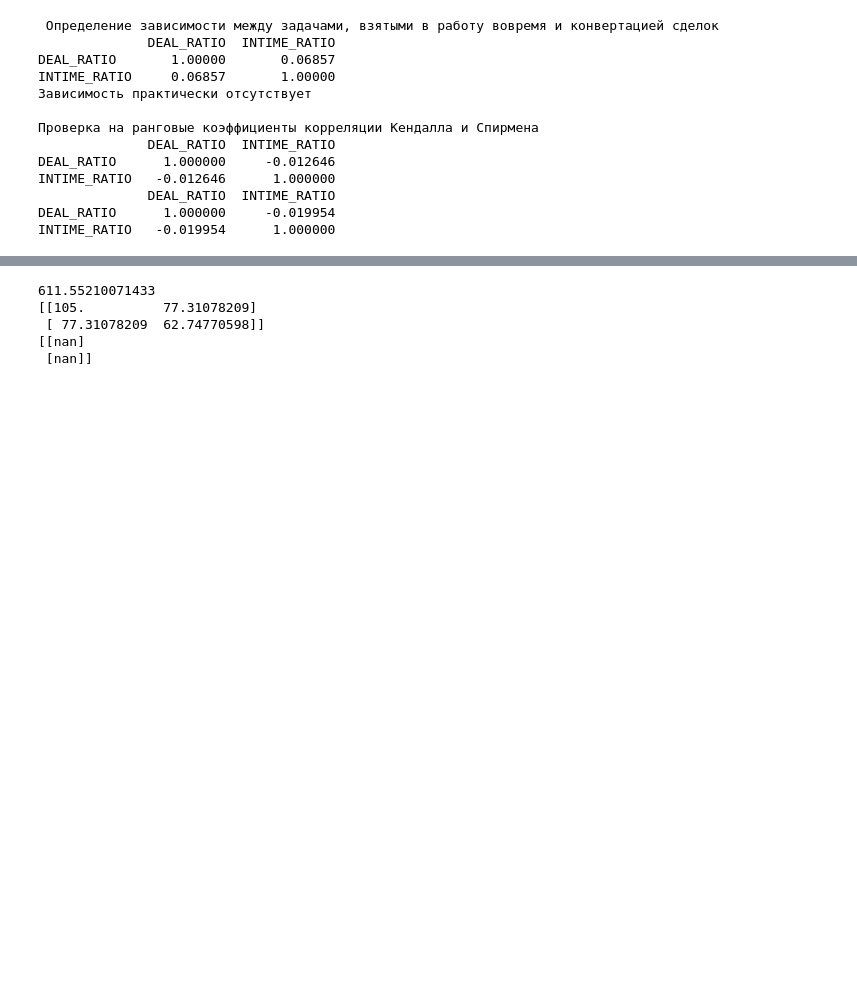
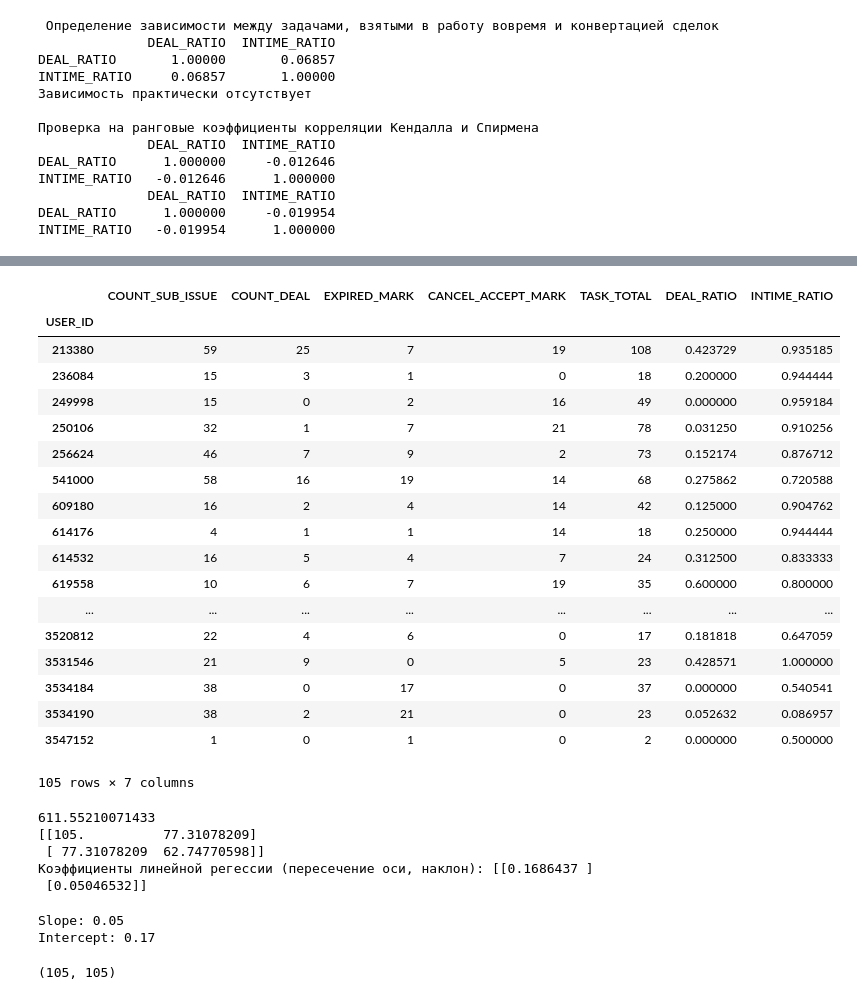
Before and after one commit to daniilstv/math, a Jupyter notebook: teorver_project.ipynb, the cells around one changed output, grey strips where cells are left out. Cells and saved outputs as stored; diff of their text form; code cells hidden in the pictures; blank space fills up the shorter version.

Commit message:
fix NaN add linear regression add Analysis of variance add factorial analysis (beta)

```diff
--- a/teorver_project.ipynb
+++ b/teorver_project.ipynb
@@ -242,0 +243,26 @@ X_corr.style.background_gradient(cmap='coolwarm')
+# %%
+"""
+pd.isnull(df)
+df.isnull().sum()
+df.dropna()
+"""
+# %% [output]
+|  | COUNT_SUB_ISSUE | COUNT_DEAL | EXPIRED_MARK | CANCEL_ACCEPT_MARK | TASK_TOTAL | DEAL_RATIO | INTIME_RATIO |
+| USER_ID |  |  |  |  |  |  |  |
+| 213380 | 59 | 25 | 7 | 19 | 108 | 0.423729 | 0.935185 |
+| 236084 | 15 | 3 | 1 | 0 | 18 | 0.200000 | 0.944444 |
+| 249998 | 15 | 0 | 2 | 16 | 49 | 0.000000 | 0.959184 |
+| 250106 | 32 | 1 | 7 | 21 | 78 | 0.031250 | 0.910256 |
+| 256624 | 46 | 7 | 9 | 2 | 73 | 0.152174 | 0.876712 |
+| 541000 | 58 | 16 | 19 | 14 | 68 | 0.275862 | 0.720588 |
+| 609180 | 16 | 2 | 4 | 14 | 42 | 0.125000 | 0.904762 |
+| 614176 | 4 | 1 | 1 | 14 | 18 | 0.250000 | 0.944444 |
+| 614532 | 16 | 5 | 4 | 7 | 24 | 0.312500 | 0.833333 |
+| 619558 | 10 | 6 | 7 | 19 | 35 | 0.600000 | 0.800000 |
+| ... | ... | ... | ... | ... | ... | ... | ... |
+| 3520812 | 22 | 4 | 6 | 0 | 17 | 0.181818 | 0.647059 |
+| 3531546 | 21 | 9 | 0 | 5 | 23 | 0.428571 | 1.000000 |
+| 3534184 | 38 | 0 | 17 | 0 | 37 | 0.000000 | 0.540541 |
+| 3534190 | 38 | 2 | 21 | 0 | 23 | 0.052632 | 0.086957 |
+| 3547152 | 1 | 0 | 1 | 0 | 2 | 0.000000 | 0.500000 |
+105 rows × 7 columns
@@ -243,5 +273,5 @@ X_corr.style.background_gradient(cmap='coolwarm')
 # %%
-# Построение линейной регрессии
+# Построение линейной регрессии по формулам
 x2 = df[["INTIME_RATIO"]].values
 ones = np.ones((x2.shape[0], 1))
 x2 = np.hstack((ones, x2))
@@ -251,13 +281,38 @@ XTX = x2.T.dot(x2)
 
 print(np.linalg.det(XTX))
 print(XTX)
+
 XTX_inv = np.linalg.inv(XTX)
 b = XTX_inv.dot(x2.T).dot(y2)
 
-print(b)
+print("Коэффициенты линейной регессии (пересечение оси, наклон):",b)
 # %% [output]
 611.55210071433
 [[105.          77.31078209]
  [ 77.31078209  62.74770598]]
-[[nan]
- [nan]]
+Коэффициенты линейной регессии (пересечение оси, наклон): [[0.1686437 ]
+ [0.05046532]]
+# %%
+# Проверка с помощью sklearn
+x = df[["INTIME_RATIO"]].values
+y = df["DEAL_RATIO"].values
+
+from sklearn.linear_model import LinearRegression
+slr = LinearRegression()
+slr.fit(x, y)
+y_pred = slr.predict(x)
+print('Slope: {:.2f}'.format(slr.coef_[0]))
+print('Intercept: {:.2f}'.format(slr.intercept_))
+# %% [output]
+Slope: 0.05
+Intercept: 0.17
+# %%
+y1 = np.array(df[["INTIME_RATIO"]].values)
+y2 = np.array(df[["DEAL_RATIO"]].values)
+
+n1 = y1.shape[0]
+n2 = y2.shape[0]
+
+n1, n2
+# %% [output]
+(105, 105)
```
Also changed, not shown: parts of 8 cells of this notebook.
